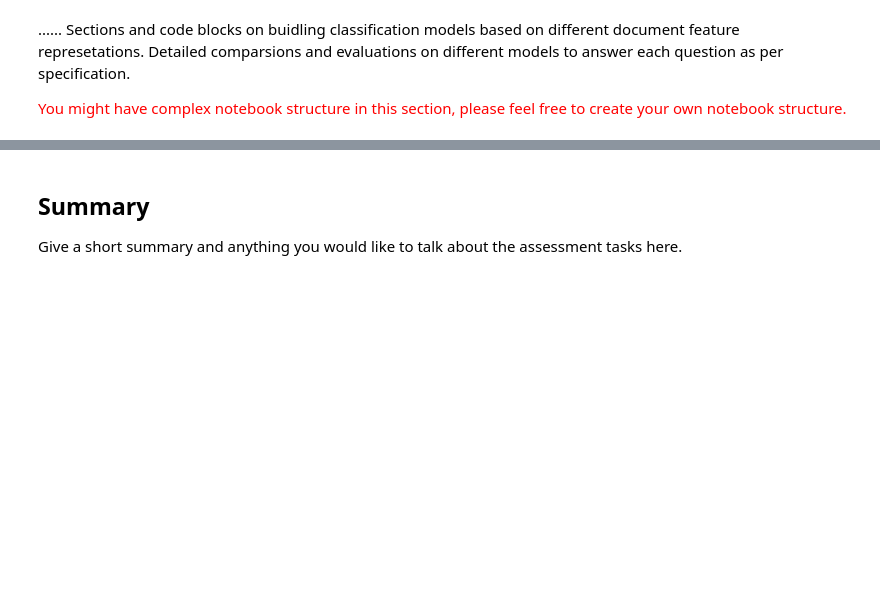
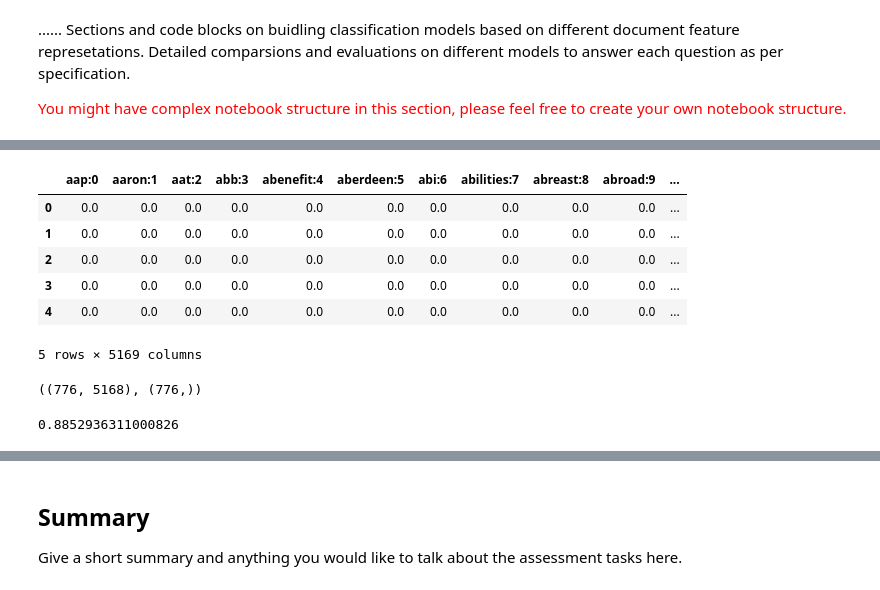
Before and after one commit to Rylan-rmit/AdvData2, a Jupyter notebook: task2_3.ipynb, the cells around one changed output, grey strips where cells are left out. Saved outputs shown, nothing was run; the diff lists cells and outputs as text; code cells hidden in the pictures; blank space fills up the shorter version.

```diff
--- a/task2_3.ipynb
+++ b/task2_3.ipynb
@@ -102,0 +200,56 @@ Detailed comparsions and evaluations on different models to answer each question
+# %%
+# Load the entire count vectors dataset
+full_count_vectors = pd.read_csv('count_vectors.txt', sep=" ", header=None)
+
+# Extract Webindex and count vectors from the sparse representation
+web_indices_full = []
+dense_count_vectors_full = np.zeros((full_count_vectors.shape[0], len(vocab)))
+
+for idx, row in enumerate(full_count_vectors[0]):
+    items = row.split(',')
+    web_indices_full.append(items[0][1:])  # Extract Webindex (excluding the '#')
+
+    for item in items[1:]:
+        word_idx, count = item.split(':')
+        dense_count_vectors_full[idx, int(word_idx)] = int(count)
+
+# Convert to DataFrame
+df_dense_count_vectors_full = pd.DataFrame(dense_count_vectors_full, columns=vocab)
+df_dense_count_vectors_full['Webindex'] = web_indices_full
+
+df_dense_count_vectors_full.head()
+# %% [output]
+|  | aap:0 | aaron:1 | aat:2 | abb:3 | abenefit:4 | aberdeen:5 | abi:6 | abilities:7 | abreast:8 | abroad:9 | ... |
+| 0 | 0.0 | 0.0 | 0.0 | 0.0 | 0.0 | 0.0 | 0.0 | 0.0 | 0.0 | 0.0 | ... |
+| 1 | 0.0 | 0.0 | 0.0 | 0.0 | 0.0 | 0.0 | 0.0 | 0.0 | 0.0 | 0.0 | ... |
+| 2 | 0.0 | 0.0 | 0.0 | 0.0 | 0.0 | 0.0 | 0.0 | 0.0 | 0.0 | 0.0 | ... |
+| 3 | 0.0 | 0.0 | 0.0 | 0.0 | 0.0 | 0.0 | 0.0 | 0.0 | 0.0 | 0.0 | ... |
+| 4 | 0.0 | 0.0 | 0.0 | 0.0 | 0.0 | 0.0 | 0.0 | 0.0 | 0.0 | 0.0 | ... |
+5 rows × 5169 columns
+# %%
+# Convert Webindex to int for both dataframes
+df_dense_count_vectors_full['Webindex'] = df_dense_count_vectors_full['Webindex'].astype(int)
+df_job_ads['Webindex'] = df_job_ads['Webindex'].astype(int)
+
+# Merge the datasets based on Webindex
+merged_data = pd.merge(df_dense_count_vectors_full, df_job_ads[['Webindex', 'Category']], on='Webindex', how='inner')
+
+# Splitting the dataset into features and target
+X = merged_data.drop(columns=['Webindex', 'Category'])
+y = merged_data['Category']
+
+X.shape, y.shape
+# %% [output]
+((776, 5168), (776,))
+# %%
+# Initialize the Logistic Regression model
+lr_model = LogisticRegression(max_iter=1000, random_state=42)
+
+# Perform 5-fold cross-validation
+cv_scores = cross_val_score(lr_model, X, y, cv=5, scoring='accuracy')
+
+# Calculate the average accuracy from the 5-fold cross-validation
+avg_accuracy = np.mean(cv_scores)
+avg_accuracy
+# %% [output]
+0.8852936311000826
```
Also changed, not shown: parts of 20 cells of this notebook, 3 other files.
